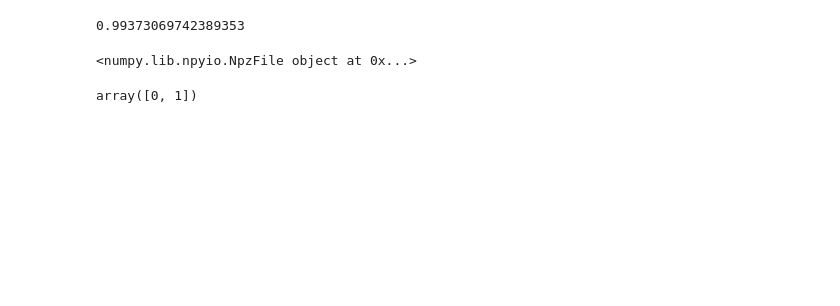
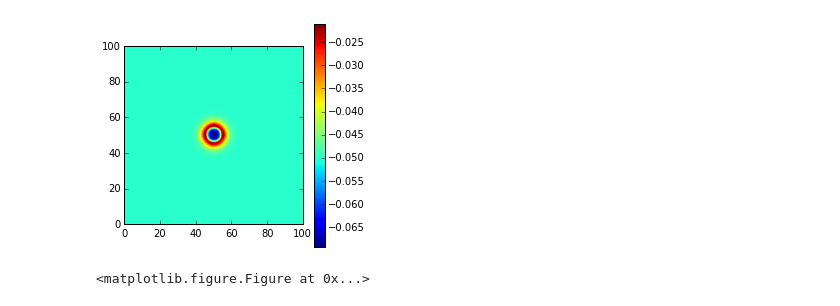
Before and after one commit to usnistgov/PhaseFieldHackathon-FiPy, a Jupyter notebook: Problem1.ipynb, the cells around one changed output. Drawn from its saved outputs; the diff is of its cells as text; code cells hidden in the pictures; blank space fills up the shorter version.

```diff
--- a/Problem1.ipynb
+++ b/Problem1.ipynb
@@ -137,5 +154 @@ phase_viewer.plot()
 <matplotlib.figure.Figure at 0x...>
-# %%
-max(phase)
-# %% [output]
-0.99373069742389353
@@ -151,8 +155,5 @@ aa = np.load('file.npz')
-# %%
-print aa
-# %% [output]
-<numpy.lib.npyio.NpzFile object at 0x...>
-# %%
-aa['arr_0']
-# %% [output]
-array([0, 1])
+# %%
+heat_viewer.plot()
+# %% [output]
+[figure, added]
+<matplotlib.figure.Figure at 0x...>
```
Also changed, not shown: parts of 24 cells of this notebook.
